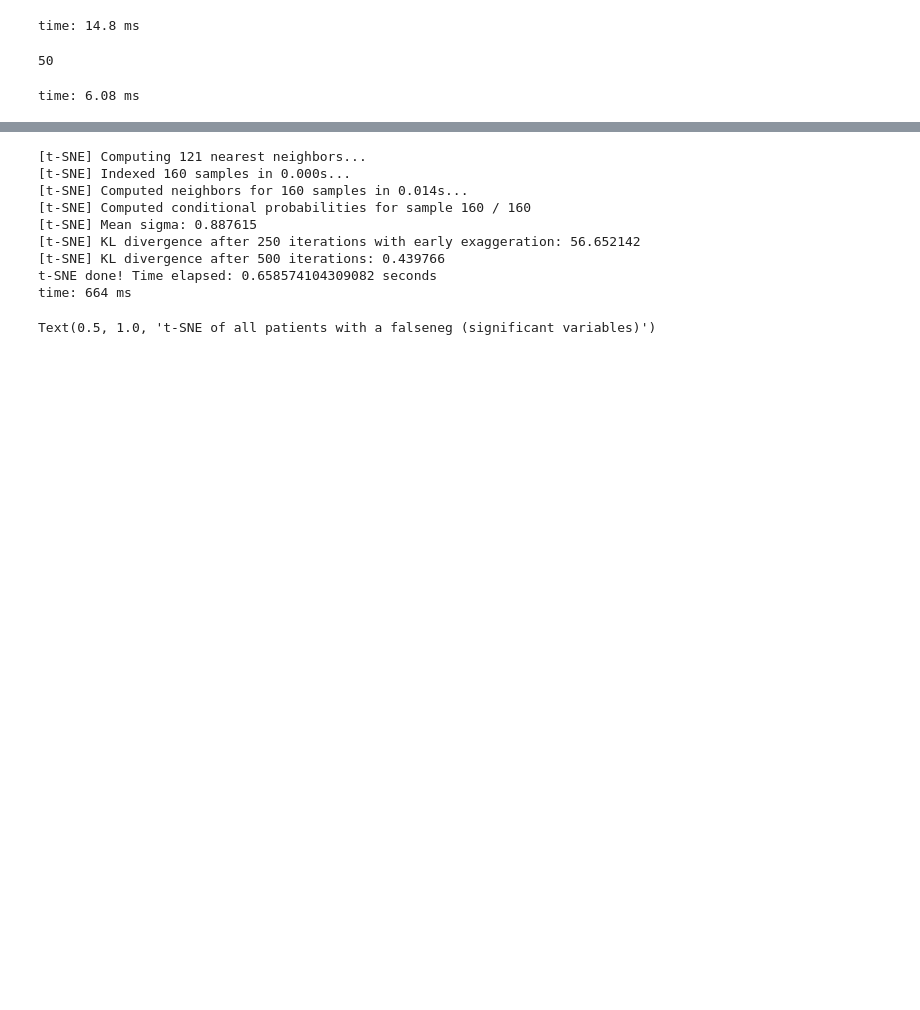
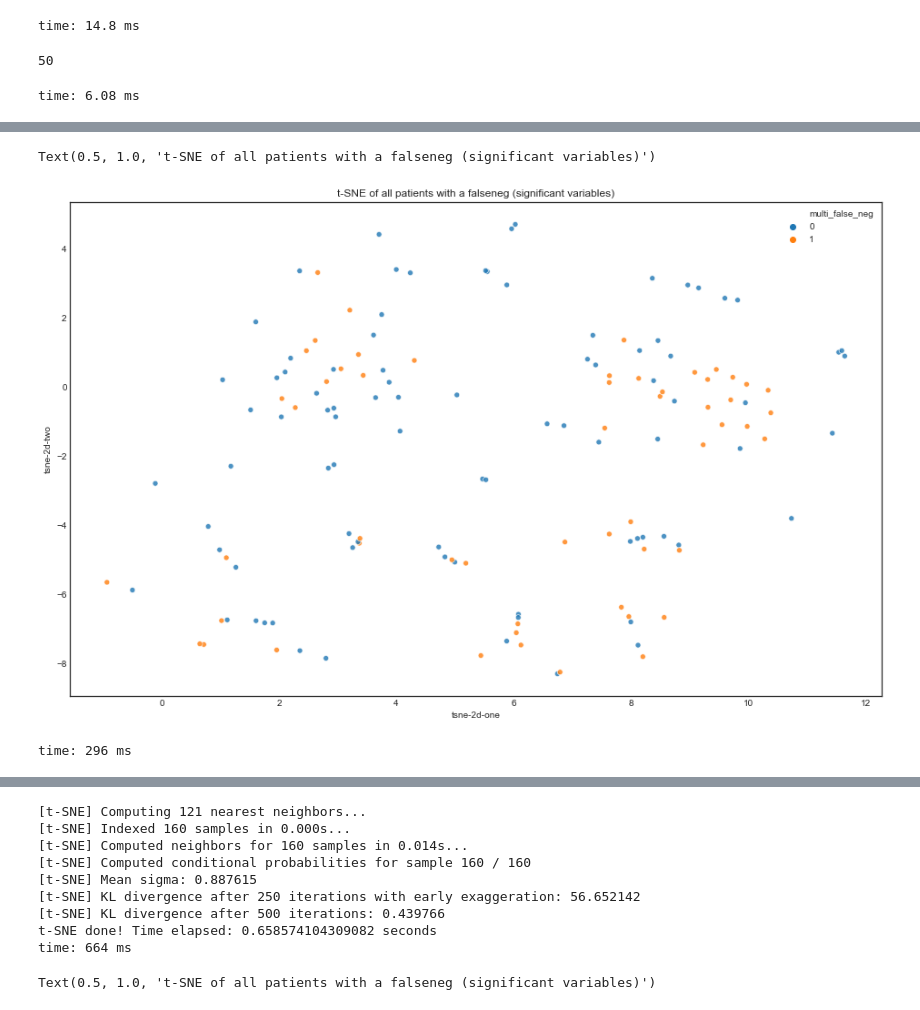
Before and after one commit to geickelb/mimiciii-antibiotics-opensource, a Jupyter notebook: notebooks/Exploratory/08-timewindow_model_evalutation2.ipynb, the cells around one changed output, grey strips where cells are left out. Drawn from its saved outputs; the diff is of its cells as text; code cells hidden in the pictures; blank space fills up the shorter version.

```diff
--- a/notebooks/Exploratory/08-timewindow_model_evalutation2.ipynb
+++ b/notebooks/Exploratory/08-timewindow_model_evalutation2.ipynb
@@ -1238,0 +1325,6 @@ time: 6.08 ms
+# %%
+##TSNE fit, fiting all pts with continuous variables and labeling the false negatives
+time_start = time.time()
+tsne = TSNE(n_components=2, verbose=1, perplexity=40, n_iter=1000)
+tsne_results = tsne.fit_transform(x_test_24_copy.loc[x_test_24_copy['index'].isin(total_list), sig_vars])#x_full)
+print('t-SNE done! Time elapsed: {} seconds'.format(time.time()-time_start))
@@ -1238,0 +1341,25 @@ time: 6.08 ms
+# %%
+#x_test_24_copy.loc[x_test_24_copy['fn']==1, sig_vars]
+
+##plotting all trainset labeling y==true, y==false.
+tsne_df = pd.DataFrame(columns = ['tsne-2d-one','tsne-2d-two'])
+tsne_df['tsne-2d-one'] = tsne_results[:,0]
+tsne_df['tsne-2d-two'] = tsne_results[:,1]
+tsne_df['multi_false_neg']=list(x_test_24_copy.loc[x_test_24_copy['index'].isin(total_list),'multi_fn'])
+
+plt.figure(figsize=(16,10))
+ax= sns.scatterplot(x="tsne-2d-one",
+                y="tsne-2d-two",
+                hue='multi_false_neg',
+                data=tsne_df,
+                legend="full",
+                alpha=0.8
+)
+
+ax.set_title('t-SNE of all patients with a falseneg (significant variables)')
+#saveplot(plt, figure_name="tsne_FN_multiFN_signif")
+#saveplot(figure_name='global_training_tsne', folder_name='tsne')
+# %% [output]
+Text(0.5, 1.0, 't-SNE of all patients with a falseneg (significant variables)')
+[figure, added]
+time: 296 ms
```
Also changed, not shown: parts of 88 cells of this notebook, 5 other files.
